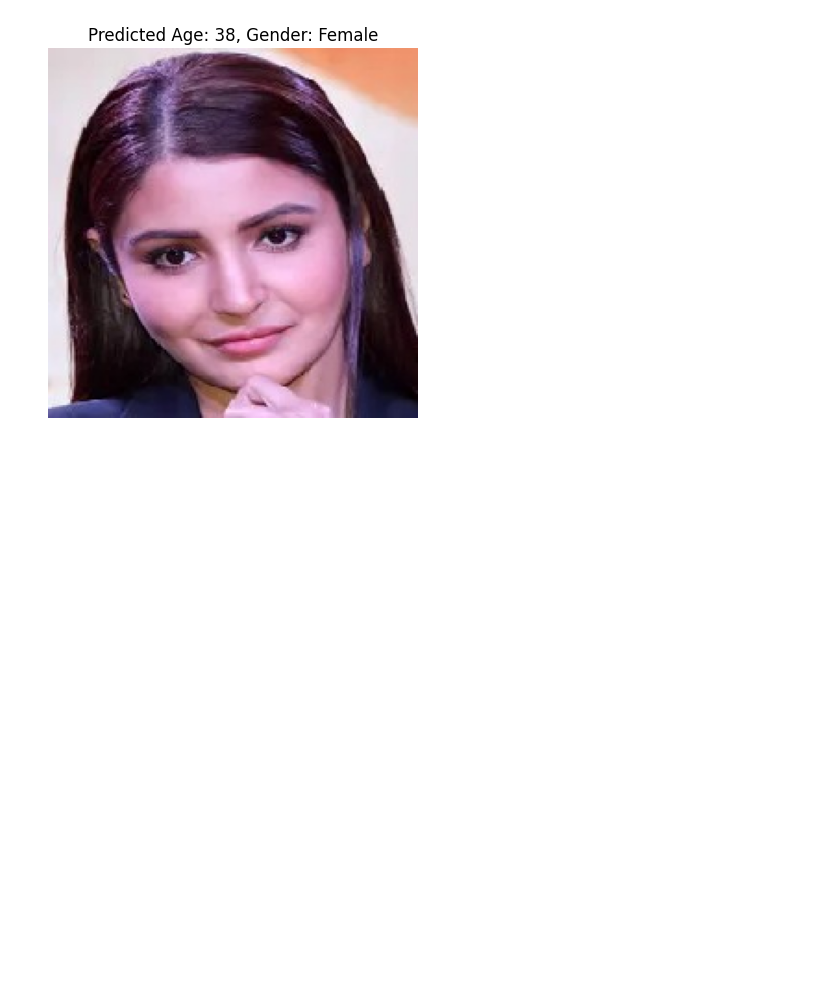
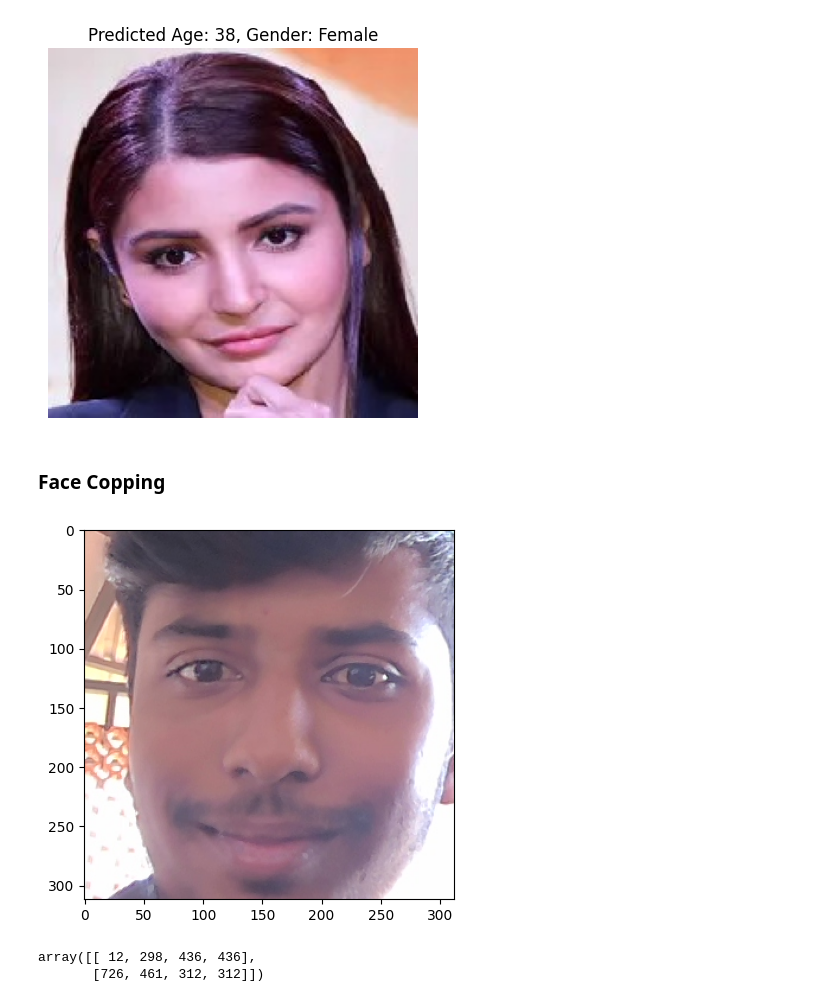
Before and after one commit to rahul5r/Age-and-Gender-Detection, a Jupyter notebook: Age_and_Gender_Detection.ipynb, the cells around one changed output. Drawn from its saved outputs; the diff is of its cells as text; code cells hidden in the pictures; blank space fills up the shorter version.

```diff
--- a/Age_and_Gender_Detection.ipynb
+++ b/Age_and_Gender_Detection.ipynb
@@ -298,3 +298,31 @@ plt.axis('off')
 plt.show()
 # %% [output]
 [figure]
+# %% [markdown]
+### **Face Copping**
+# %%
+import cv2
+
+image_path = "images\\WIN_20241115_09_51_08_Pro.jpg"
+image = cv2.imread(image_path)
+
+gray = cv2.cvtColor(image, cv2.COLOR_BGR2GRAY)
+
+# Load the pre-trained face detector
+face_cascade = cv2.CascadeClassifier(cv2.data.haarcascades + 'haarcascade_frontalface_default.xml')
+
+# Detect faces
+faces = face_cascade.detectMultiScale(gray, scaleFactor=1.1, minNeighbors=5)
+
+# Crop the first detected face
+for (x, y, w, h) in faces:
+    face_crop = image[y:y+h, x:x+w]
+    face_crop = cv2.cvtColor(face_crop, cv2.COLOR_BGR2RGB)
+    plt.imshow(face_crop)
+# %% [output]
+[figure, added]
+# %%
+faces
+# %% [output]
+array([[ 12, 298, 436, 436],
+       [726, 461, 312, 312]])
```
Also changed, not shown: 11 other files.
